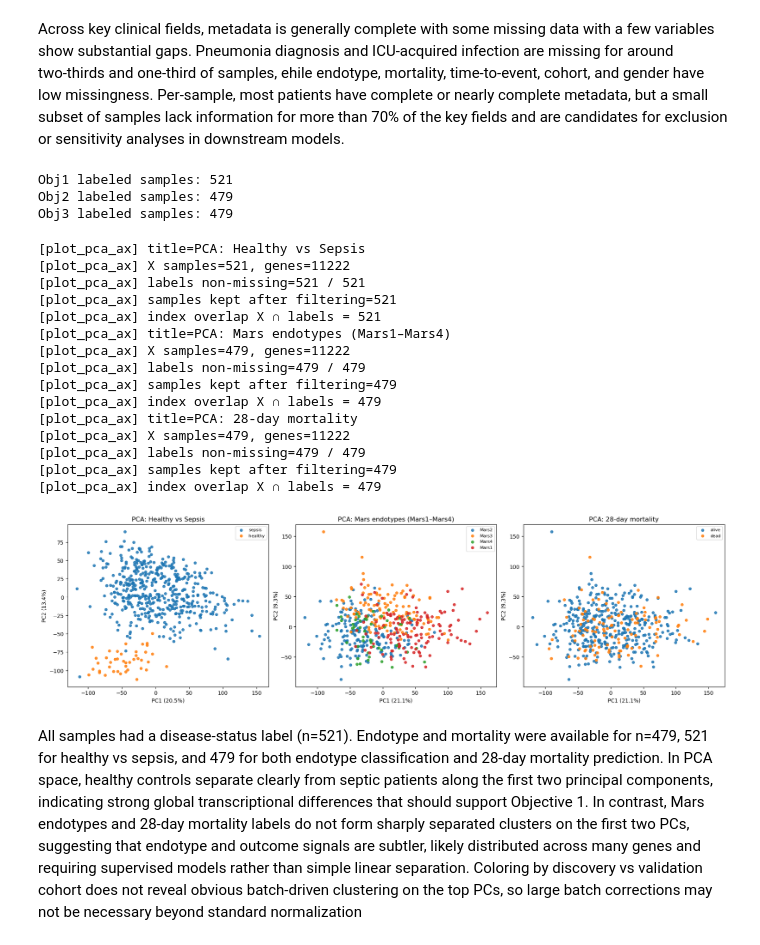
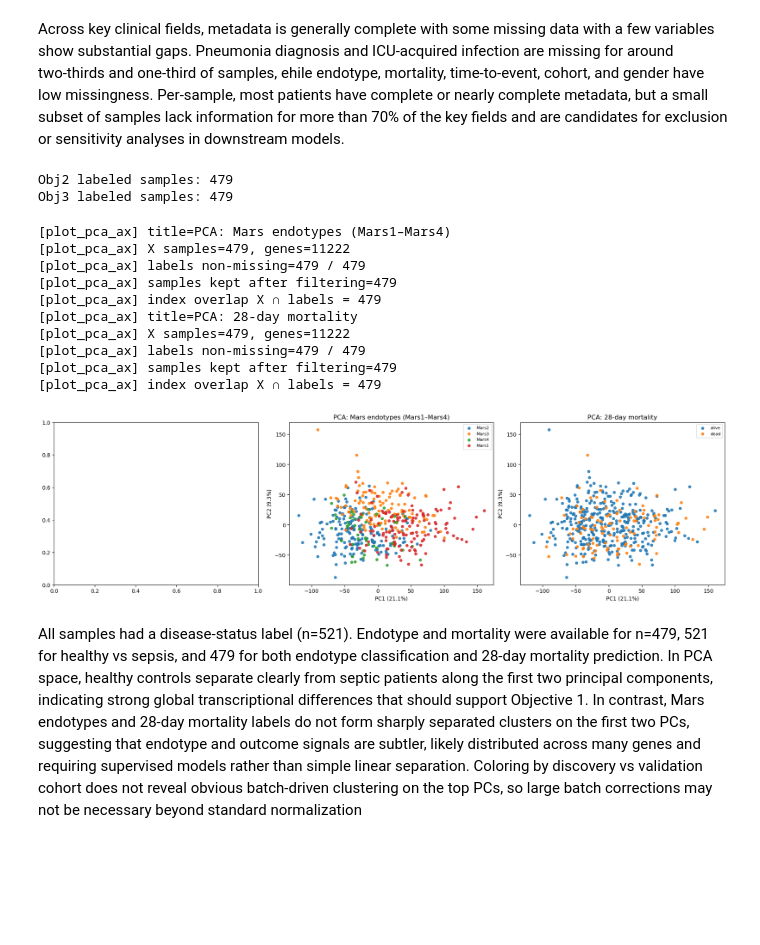
Before and after one commit to DErxFla/ml-sepsis-project, a Jupyter notebook: sepsis_model.ipynb, the cells around one changed output. Drawn from its saved outputs; the diff is of its cells as text; code cells hidden in the pictures; blank space fills up the shorter version.

```diff
--- a/sepsis_model.ipynb
+++ b/sepsis_model.ipynb
@@ -372,57 +427,51 @@ else:
 # %% [markdown]
 Across key clinical fields, metadata is generally complete with some missing data with a few variables show substantial gaps. Pneumonia diagnosis and ICU‑acquired infection are missing for around two‑thirds and one‑third of samples, ehile endotype, mortality, time‑to‑event, cohort, and gender have low missingness. Per‑sample, most patients have complete or nearly complete metadata, but a small subset of samples lack information for more than 70% of the key fields and are candidates for exclusion or sensitivity analyses in downstream models.
 # %%
-print("Obj1 labeled samples:", y1.notna().sum())
+# print("Obj1 labeled samples:", y1.notna().sum())
 print("Obj2 labeled samples:", y2.notna().sum())
 print("Obj3 labeled samples:", y3.notna().sum())
 
-idx1 = y1.dropna().index
+# idx1 = y1.dropna().index
 idx2 = y2.dropna().index
 idx3 = y3.dropna().index
 
-X1, meta1 = X_all.loc[idx1], meta_aligned.loc[idx1]
+# X1, meta1 = X_all.loc[idx1], meta_aligned.loc[idx1]
 X2, meta2 = X_all.loc[idx2], meta_aligned.loc[idx2]
 X3, meta3 = X_all.loc[idx3], meta_aligned.loc[idx3]
 # %% [output]
-Obj1 labeled samples: 521
 Obj2 labeled samples: 479
 Obj3 labeled samples: 479
 # %%
 fig, axes = plt.subplots(1, 3, figsize=(18, 5), constrained_layout=True)
 
 # Objective 1: Healthy vs Sepsis
-plot_pca_ax(X1,y1.loc[idx1].map({0: "healthy", 1: "sepsis"}),"PCA: Healthy vs Sepsis",ax=axes[0])
+# plot_pca_ax(X1,y1.loc[idx1].map({0: "healthy", 1: "sepsis"}),"PCA: Healthy vs Sepsis",ax=axes[0])
 
 # Objective 2: Mars endotypes
 if len(idx2) > 0:
     plot_pca_ax(X2, y2.loc[idx2], "PCA: Mars endotypes (Mars1–Mars4)", ax=axes[1])
 else:
     axes[1].axis("off")
 
 # Objective 3: 28-day mortality
 if len(idx3) > 0:
     plot_pca_ax(X3, y3.loc[idx3].map({0: "alive", 1: "dead"}), "PCA: 28-day mortality", ax=axes[2])
 else:
     axes[2].axis("off")
 
 plt.show()
 # %% [output]
-[plot_pca_ax] title=PCA: Healthy vs Sepsis
-[plot_pca_ax] X samples=521, genes=11222
-[plot_pca_ax] labels non-missing=521 / 521
-[plot_pca_ax] samples kept after filtering=521
-[plot_pca_ax] index overlap X ∩ labels = 521
 [plot_pca_ax] title=PCA: Mars endotypes (Mars1–Mars4)
 [plot_pca_ax] X samples=479, genes=11222
 [plot_pca_ax] labels non-missing=479 / 479
 [plot_pca_ax] samples kept after filtering=479
 [plot_pca_ax] index overlap X ∩ labels = 479
 [plot_pca_ax] title=PCA: 28-day mortality
 [plot_pca_ax] X samples=479, genes=11222
 [plot_pca_ax] labels non-missing=479 / 479
 [plot_pca_ax] samples kept after filtering=479
 [plot_pca_ax] index overlap X ∩ labels = 479
-[figure, old version]
+[figure, new version]
 # %% [markdown]
 All samples had a disease-status label (n=521). Endotype and mortality were available for n=479, 521 for healthy vs sepsis, and 479 for both endotype classification and 28‑day mortality prediction. In PCA space, healthy controls separate clearly from septic patients along the first two principal components, indicating strong global transcriptional differences that should support Objective 1. In contrast, Mars endotypes and 28‑day mortality labels do not form sharply separated clusters on the first two PCs, suggesting that endotype and outcome signals are subtler, likely distributed across many genes and requiring supervised models rather than simple linear separation. Coloring by discovery vs validation cohort does not reveal obvious batch‑driven clustering on the top PCs, so large batch corrections may not be necessary beyond standard normalization
 # %% [markdown]
```
Also changed, not shown: parts of 31 cells of this notebook, 1 other file.
